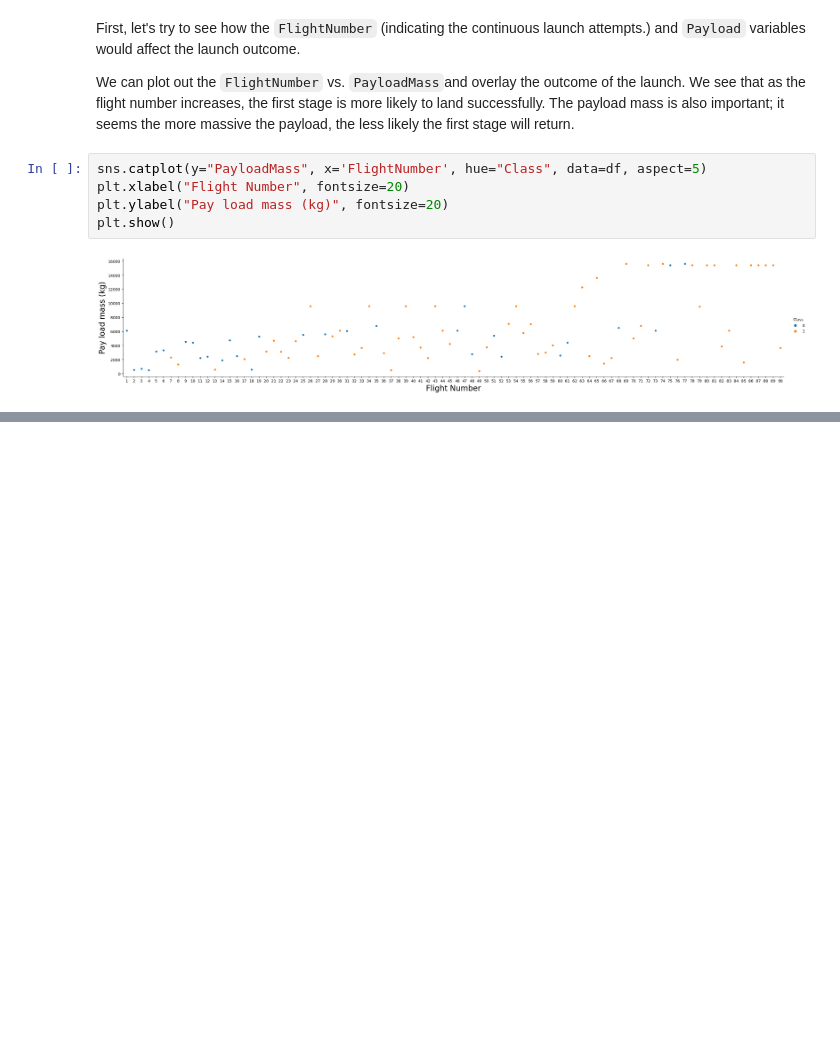
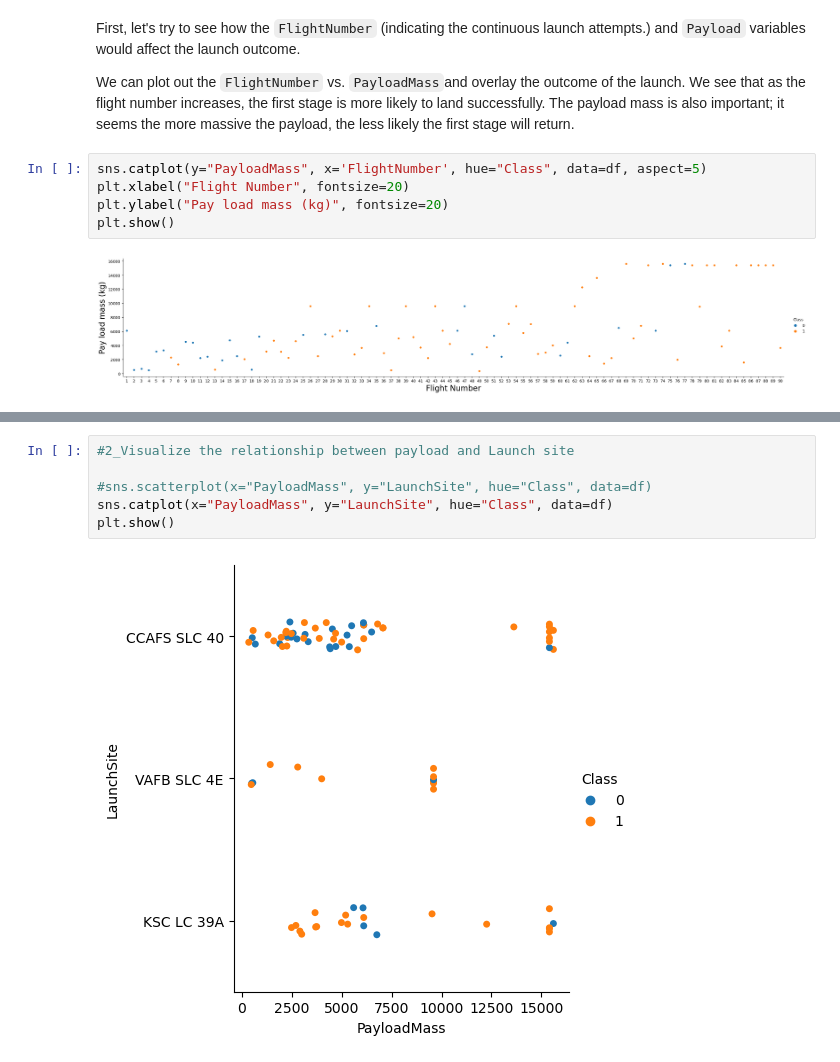
Before and after one commit to matublaq/SpaceY_project, a Jupyter notebook: Visualization/EDA_with_visualization.ipynb, the cells around one changed output, grey strips where cells are left out. Cells and saved outputs as stored; diff of their text form; blank space fills up the shorter version.

```diff
--- a/Visualization/EDA_with_visualization.ipynb
+++ b/Visualization/EDA_with_visualization.ipynb
@@ -47,0 +62,8 @@ plt.show()
+# %%
+#2_Visualize the relationship between payload and Launch site
+
+#sns.scatterplot(x="PayloadMass", y="LaunchSite", hue="Class", data=df)
+sns.catplot(x="PayloadMass", y="LaunchSite", hue="Class", data=df)
+plt.show()
+# %% [output]
+[figure, added]
```
Also changed, not shown: parts of 7 cells of this notebook.
